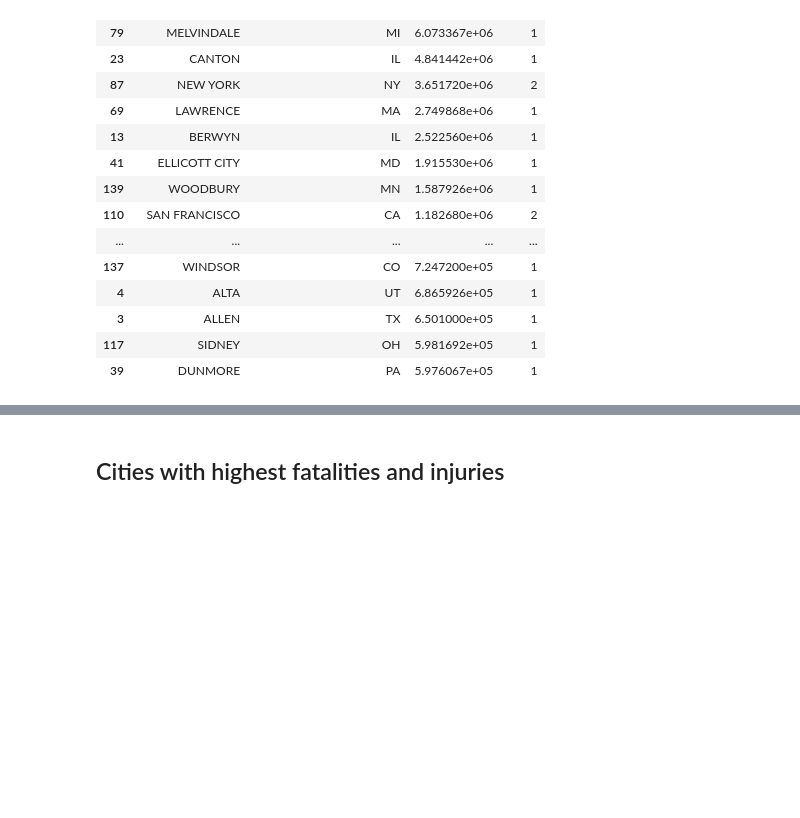
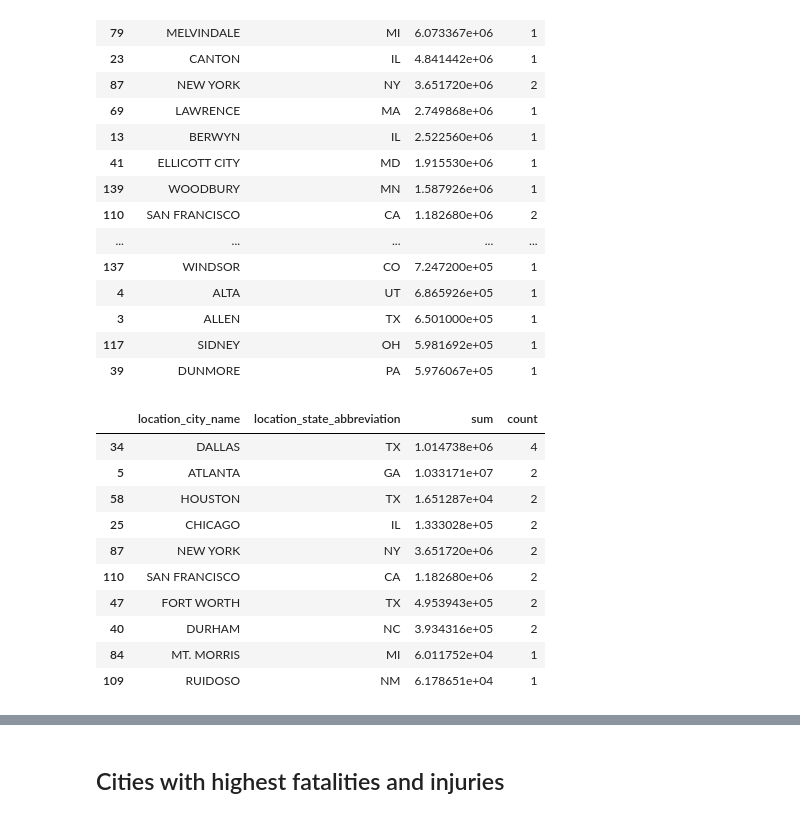
Before and after one commit to jessieblaeser/Pipeline-Incident-Map, a Jupyter notebook: analysis/areas-of-interest-after-2010.ipynb, the cells around one changed output, grey strips where cells are left out. Drawn from its saved outputs; the diff is of its cells as text; code cells hidden in the pictures; blank space fills up the shorter version.

```diff
--- a/analysis/areas-of-interest-after-2010.ipynb
+++ b/analysis/areas-of-interest-after-2010.ipynb
@@ -66,3 +67,17 @@ df_highest_cost.sort_values('sum', ascending=False).head(20)
 | 3 | ALLEN | TX | 6.501000e+05 | 1 |
 | 117 | SIDNEY | OH | 5.981692e+05 | 1 |
 | 39 | DUNMORE | PA | 5.976067e+05 | 1 |
+# %%
+df_plot.sort_values('count', ascending=False).head(10)
+# %% [output]
+|  | location_city_name | location_state_abbreviation | sum | count |
+| 34 | DALLAS | TX | 1.014738e+06 | 4 |
+| 5 | ATLANTA | GA | 1.033171e+07 | 2 |
+| 58 | HOUSTON | TX | 1.651287e+04 | 2 |
+| 25 | CHICAGO | IL | 1.333028e+05 | 2 |
+| 87 | NEW YORK | NY | 3.651720e+06 | 2 |
+| 110 | SAN FRANCISCO | CA | 1.182680e+06 | 2 |
+| 47 | FORT WORTH | TX | 4.953943e+05 | 2 |
+| 40 | DURHAM | NC | 3.934316e+05 | 2 |
+| 84 | MT. MORRIS | MI | 6.011752e+04 | 1 |
+| 109 | RUIDOSO | NM | 6.178651e+04 | 1 |
```
Also changed, not shown: parts of 10 cells of this notebook, 3 other files.
